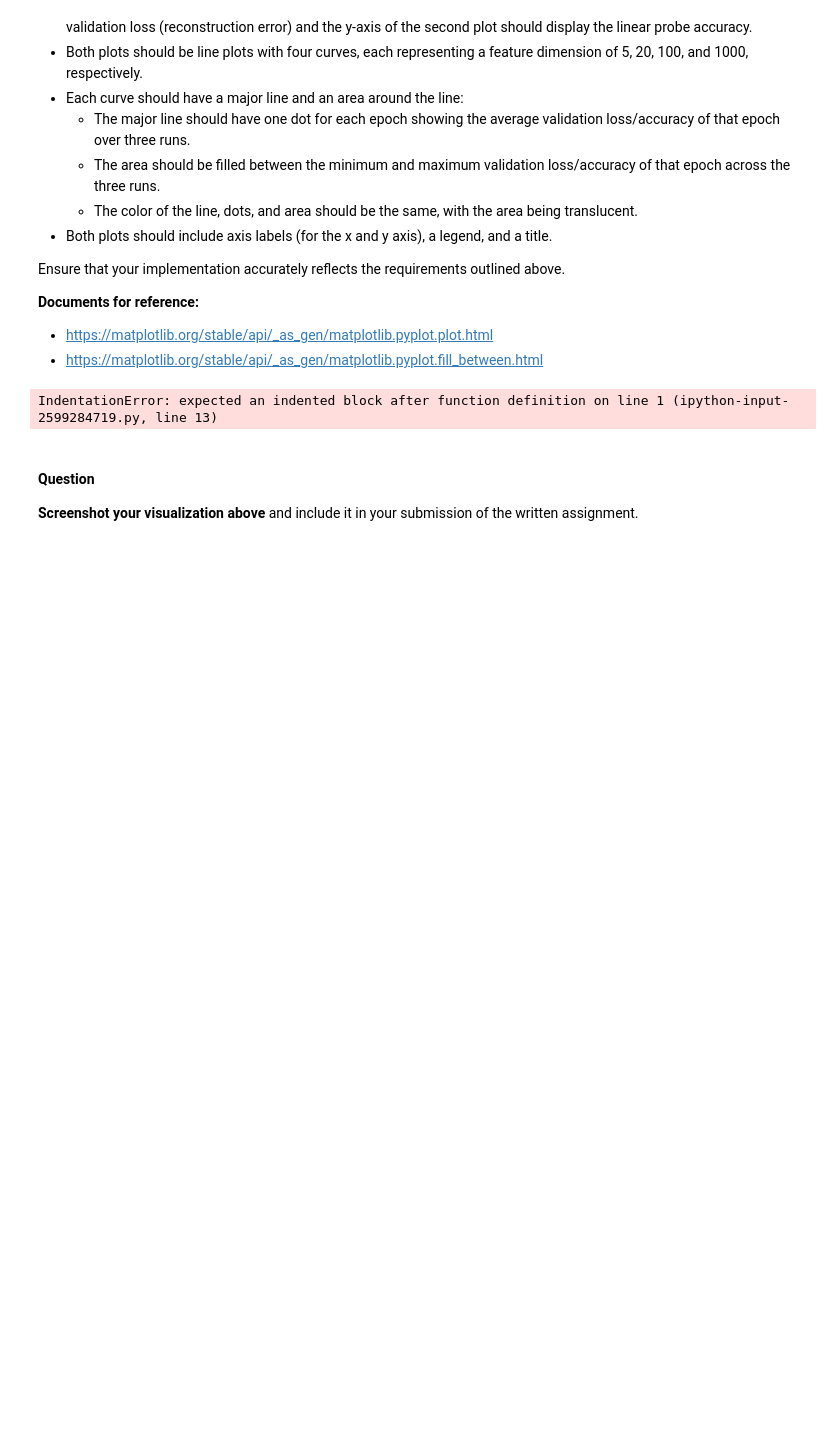
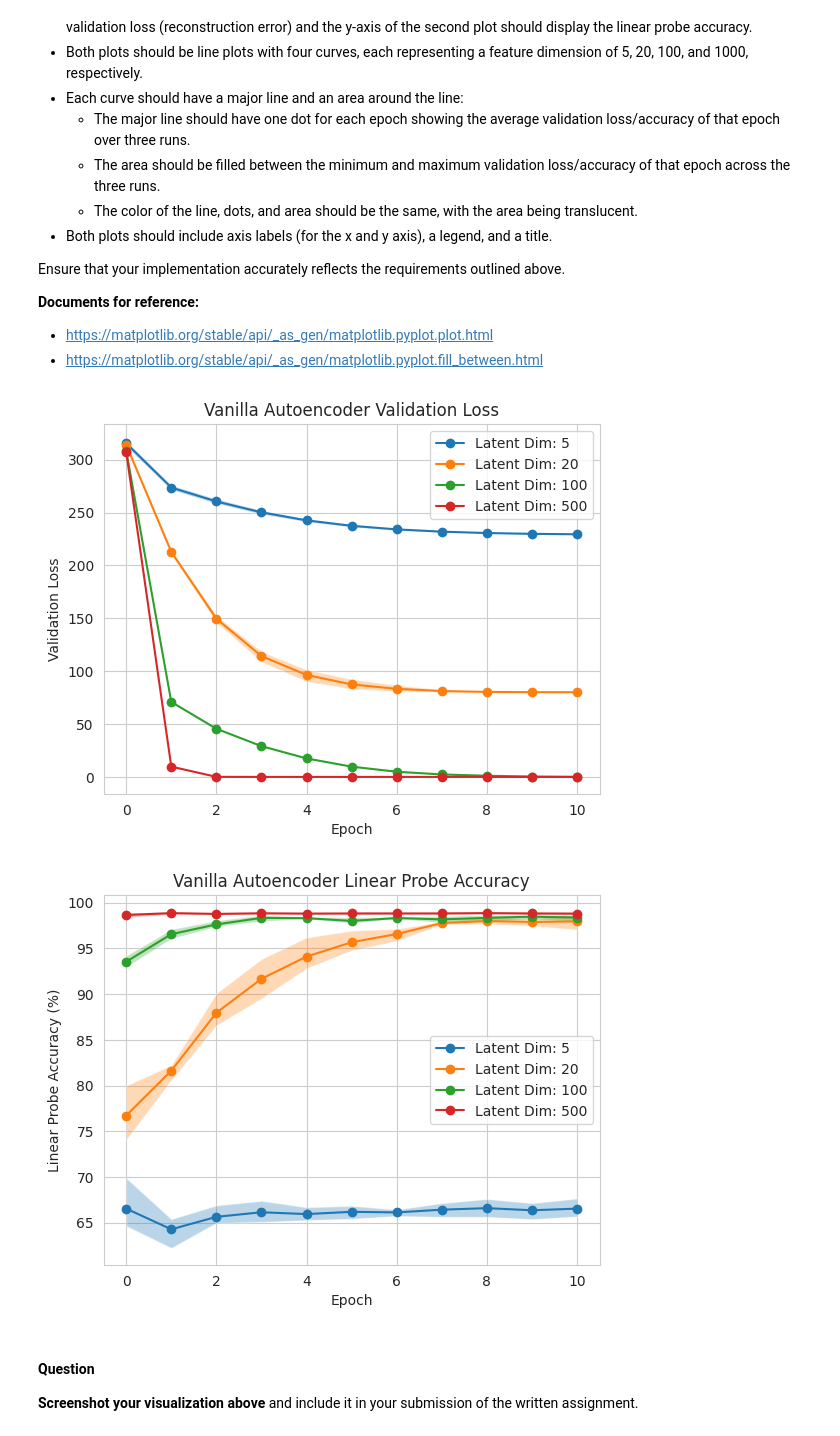
Before and after one commit to NoahLundSyrdal/NoahLundSyrdal, a Jupyter notebook: hw07/code/q_autoencoder.ipynb, the cells around one changed output. Saved outputs shown, nothing was run; the diff lists cells and outputs as text; code cells hidden in the pictures; blank space fills up the shorter version.

```diff
--- a/hw07/code/q_autoencoder.ipynb
+++ b/hw07/code/q_autoencoder.ipynb
@@ -730,34 +730,51 @@ def plot_single(values, feats_dim):
     #
     # Hint 1: `values` is a list of three lists, where each list corresponds to
     #         one run and each entry in the list corresponds to an epoch
     # Hint 2: `feats_dim` is useful for showing legends
     ############################################################################
+    values = np.array(values)
+    mean_values = np.mean(values, axis=0)
+    min_values = np.min(values, axis=0)
+    max_values = np.max(values, axis=0)
+    epochs = range(len(mean_values))
+
+    plt.plot(epochs, mean_values, marker='o', label=f'Latent Dim: {feats_dim}')
+    plt.fill_between(epochs, min_values, max_values, alpha=0.3)
     ############################################################################
 
 # Visualize valid losses
 for model_idx in valid_losses.keys():
     if model_idx[0] == 'vanilla':
         plot_single(valid_losses[model_idx], model_idx[1])
 ################################################################################
 # TODO: Implement the following code to draw legends, axis labels, and the title
 ################################################################################
+plt.xlabel('Epoch')
+plt.ylabel('Validation Loss')
+plt.title('Vanilla Autoencoder Validation Loss')
+plt.legend()
 ################################################################################
 plt.show()
 
 # Visualize valid (linear probe) accuracy
 for model_idx in accuracy.keys():
     if model_idx[0] == 'vanilla':
         plot_single(accuracy[model_idx], model_idx[1])
 ################################################################################
 # TODO: Implement the following code to draw legends, axis labels, and the title
 ################################################################################
+plt.xlabel('Epoch')
+plt.ylabel('Linear Probe Accuracy (%)')
+plt.title('Vanilla Autoencoder Linear Probe Accuracy')
+plt.legend()
 ################################################################################
 plt.show()
 
 
 TO_SAVE["vis_fn"] = inspect.getsource(plot_single)
 # %% [output]
-IndentationError: expected an indented block after function definition on line 1 (ipython-input-2599284719.py, line 13)
+[figure, added]
+[figure, added]
 # %% [markdown]
 #### Question
 
```
Also changed, not shown: parts of 1 cell of this notebook.
